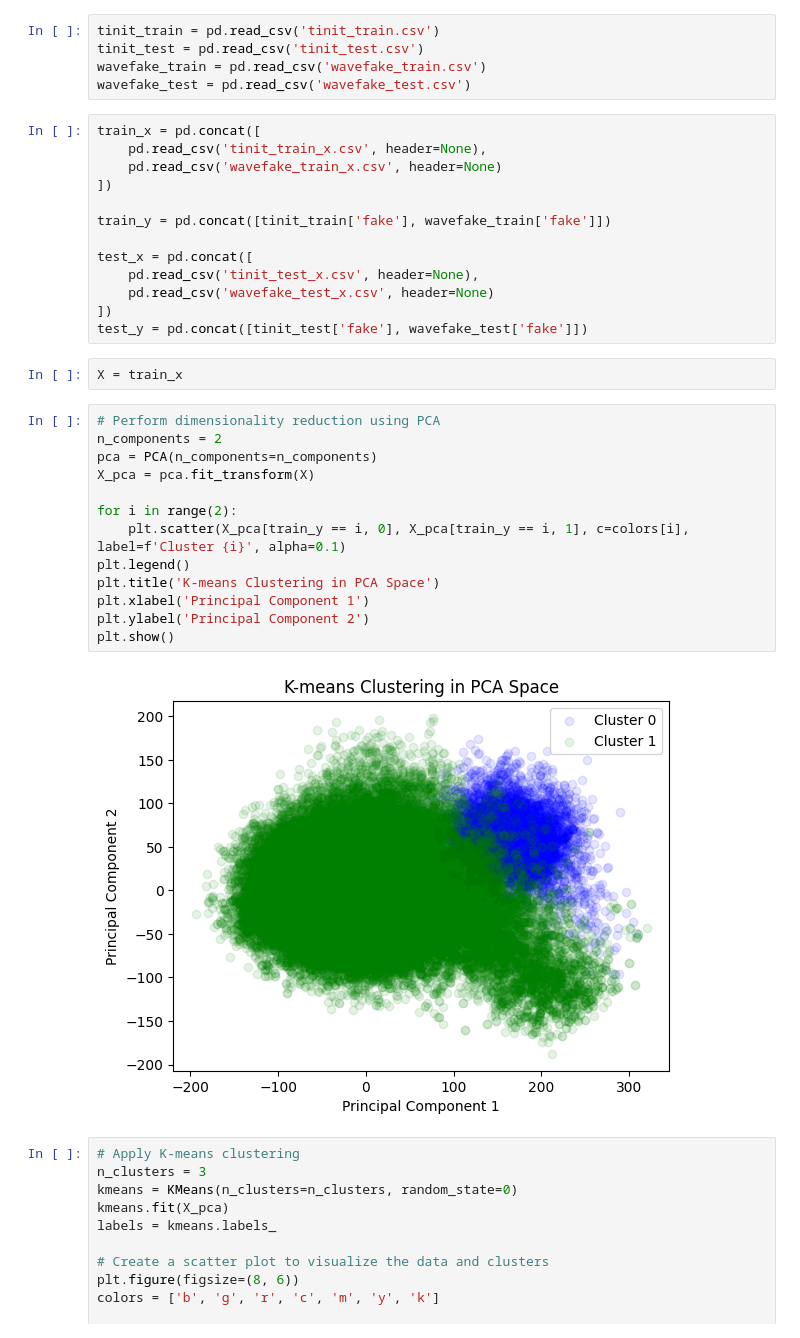
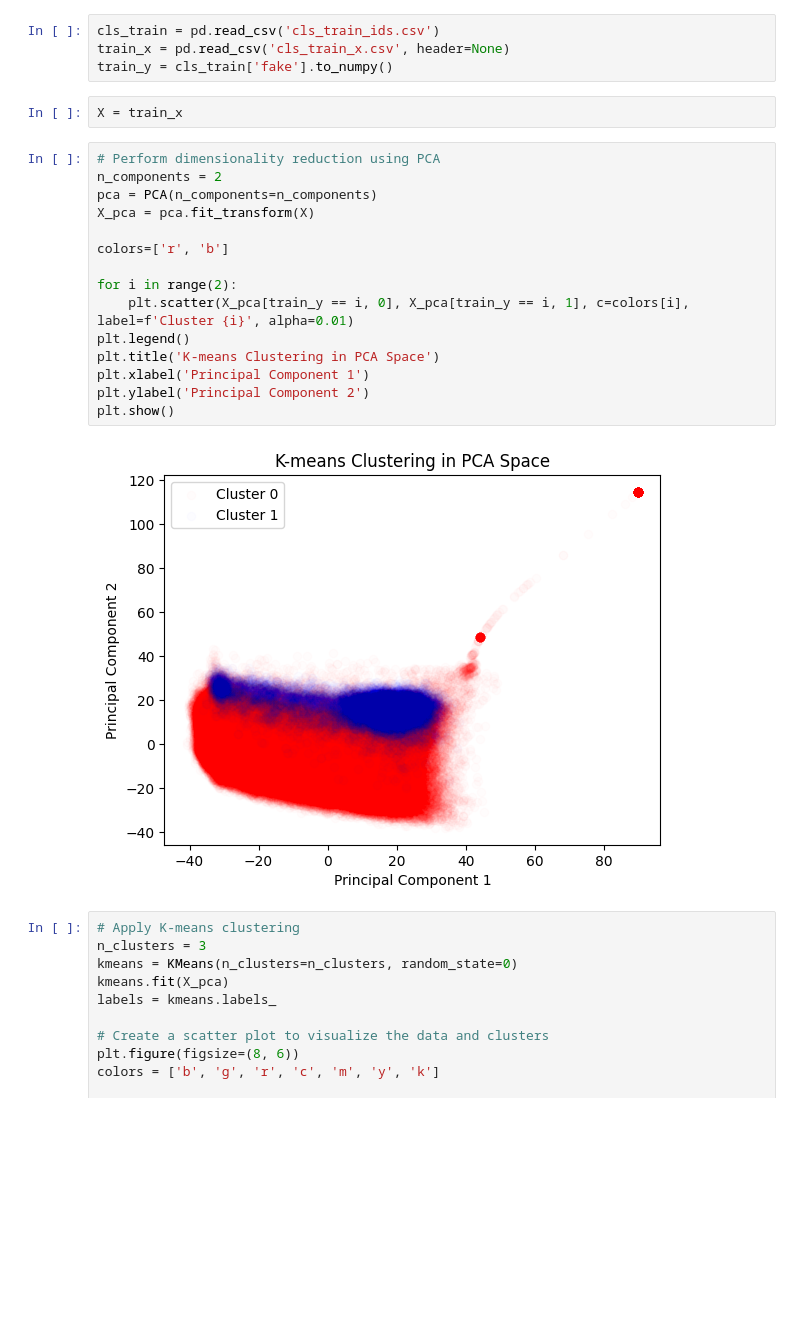
Before and after one commit to cassuci/adf-detector, a Jupyter notebook: 4-1-embedding-visualizer.ipynb, the cells around one changed output. Cells and saved outputs as stored; diff of their text form; blank space fills up the shorter version.

```diff
--- a/4-1-embedding-visualizer.ipynb
+++ b/4-1-embedding-visualizer.ipynb
@@ -5,40 +5,28 @@ from sklearn.decomposition import PCA
 from sklearn.cluster import KMeans
 import pandas as pd
 # %%
-tinit_train = pd.read_csv('tinit_train.csv')
-tinit_test = pd.read_csv('tinit_test.csv')
-wavefake_train = pd.read_csv('wavefake_train.csv')
-wavefake_test = pd.read_csv('wavefake_test.csv')
+cls_train = pd.read_csv('cls_train_ids.csv')
+train_x = pd.read_csv('cls_train_x.csv', header=None)
+train_y = cls_train['fake'].to_numpy()
-# %%
-train_x = pd.concat([
-    pd.read_csv('tinit_train_x.csv', header=None),
-    pd.read_csv('wavefake_train_x.csv', header=None)
-])
-
-train_y = pd.concat([tinit_train['fake'], wavefake_train['fake']])
-
-test_x = pd.concat([
-    pd.read_csv('tinit_test_x.csv', header=None),
-    pd.read_csv('wavefake_test_x.csv', header=None)
-])
-test_y = pd.concat([tinit_test['fake'], wavefake_test['fake']])
 # %%
 X = train_x
 # %%
 # Perform dimensionality reduction using PCA
 n_components = 2
 pca = PCA(n_components=n_components)
 X_pca = pca.fit_transform(X)
 
+colors=['r', 'b']
+
 for i in range(2):
-    plt.scatter(X_pca[train_y == i, 0], X_pca[train_y == i, 1], c=colors[i], label=f'Cluster {i}', alpha=0.1)
+    plt.scatter(X_pca[train_y == i, 0], X_pca[train_y == i, 1], c=colors[i], label=f'Cluster {i}', alpha=0.01)
 plt.legend()
 plt.title('K-means Clustering in PCA Space')
 plt.xlabel('Principal Component 1')
 plt.ylabel('Principal Component 2')
 plt.show()
 # %% [output]
-[figure, old version]
+[figure, new version]
 # %%
 # Apply K-means clustering
 n_clusters = 3
```
Also changed, not shown: 6 other files.
